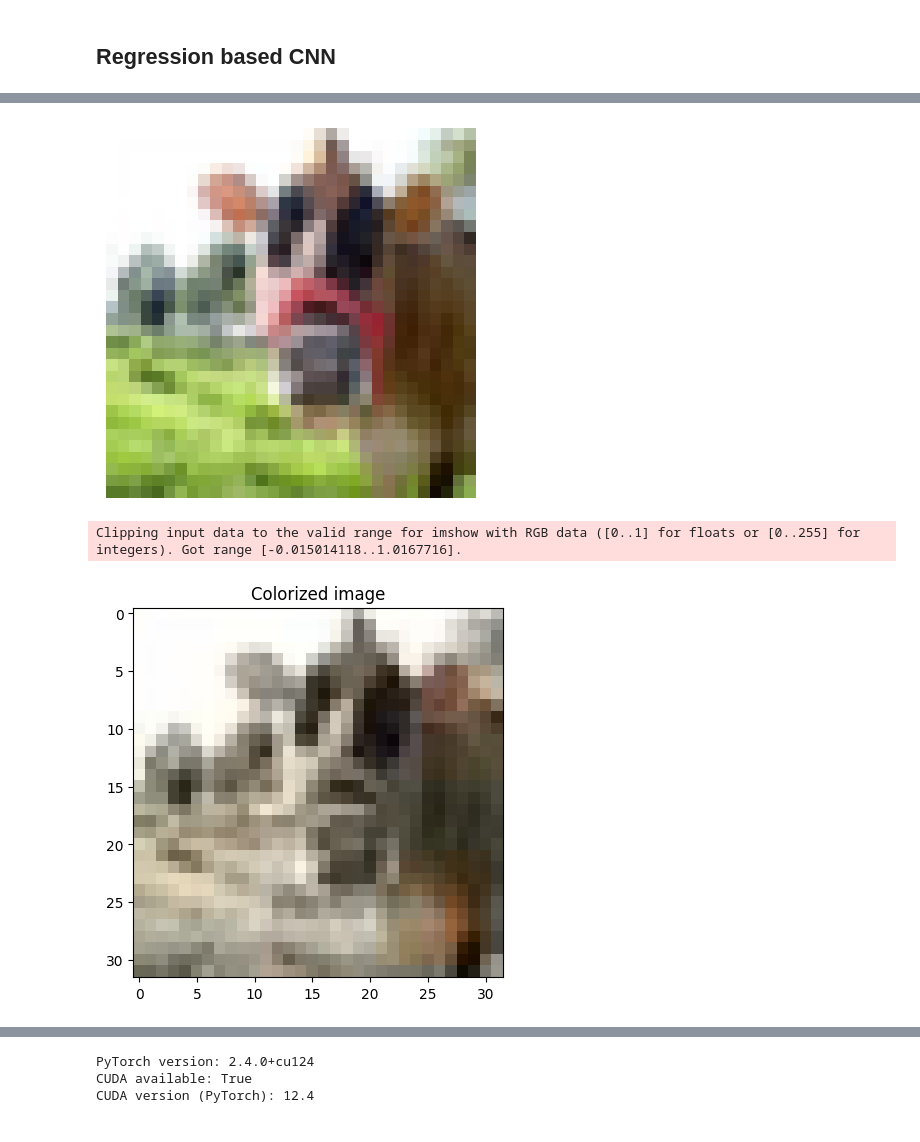
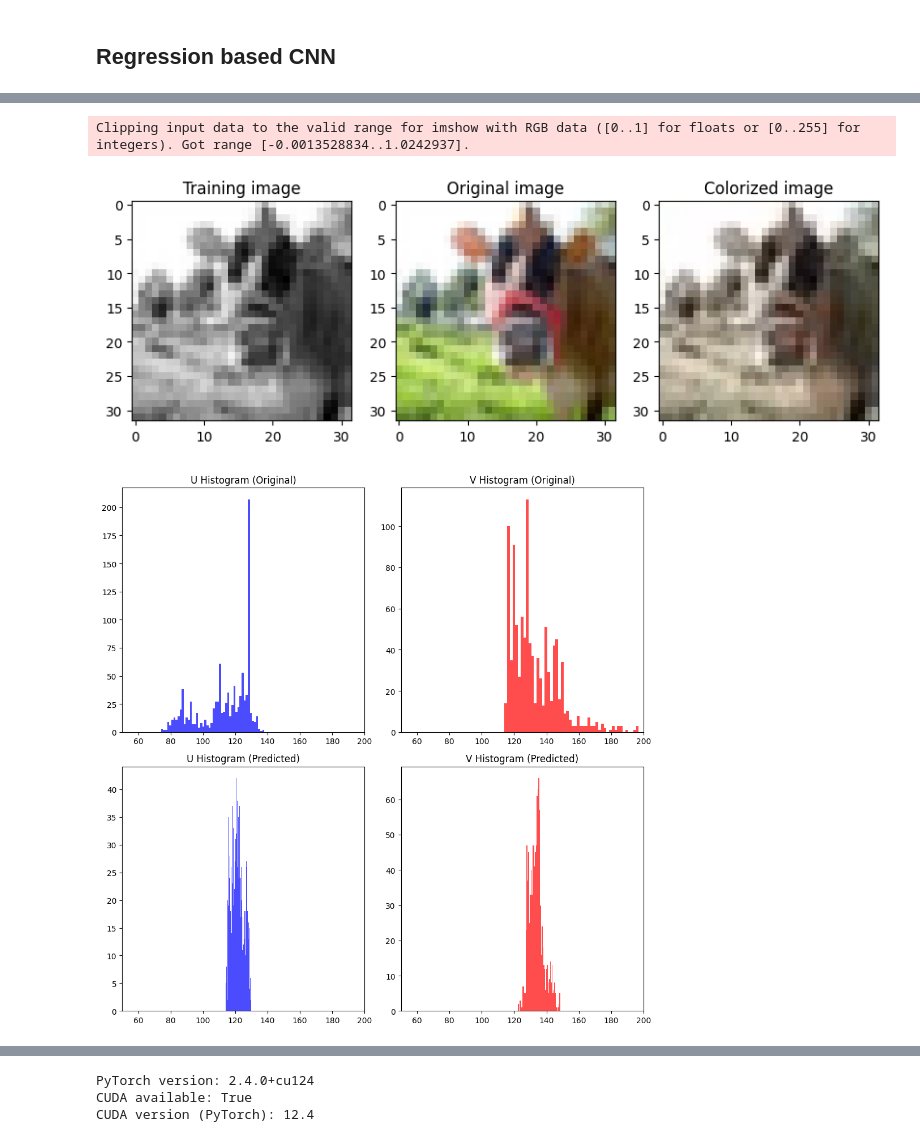
Before and after one commit to mihribanyvs/Colorization, a Jupyter notebook: first_file.ipynb, the cells around one changed output, grey strips where cells are left out. Saved outputs shown, nothing was run; the diff lists cells and outputs as text; code cells hidden in the pictures.

```diff
--- a/first_file.ipynb
+++ b/first_file.ipynb
@@ -48,7 +49,6 @@ class CustomDataset(Dataset):
         img_data = self.images_data[idx]
         img = np.array(img_data, dtype=np.uint8).reshape(3, 32, 32)  # (C, H, W) -> RGB, adatta la forma a seconda del tuo caso
 
-
         img = Image.fromarray(np.transpose(img, (1, 2, 0)))  # Cambia l'ordine (H, W, C) a (C, H, W)
 
 
@@ -59,8 +59,7 @@ class CustomDataset(Dataset):
 
 # Definisci le trasformazioni, ad esempio: ridimensionamento, normalizzazione, ecc.
 transform = transforms.Compose([
-    transforms.ToTensor(),  # Converte l'immagine in un tensor
-  #  transforms.Normalize(mean=[0.485, 0.456, 0.406], std=[0.229, 0.224, 0.225])  # Normalizzazione tipica
+    transforms.ToTensor()  # Normalizzazione tipica
 ])
 
 
@@ -467,10 +449,13 @@ Epoch [100/100], Loss: 0.0039
 # %%
 # maybe some skip connection can improve the performances
+device = torch.device("cuda" if torch.cuda.is_available() else "cpu")
+model = YUVColorizationNet().to(device)
+model.load_state_dict(torch.load("yuv_colorization_model.pth"))
 
 dataset = YUVImageDataset(filenames = filenames, images_data = images_data, transform = transform )
 
 org_dataset = CustomDataset(filenames=filenames, images_data=images_data, transform=transform)
-org_train = train_loader = DataLoader(org_dataset, batch_size=32, shuffle = False)
+org_train =  DataLoader(org_dataset, batch_size=32, shuffle = False)
 
 def colorize_image(model, y_channel):
     model.eval()
@@ -479,45 +464,86 @@ def colorize_image(model, y_channel):
     y_channel = y_channel.clone().detach().to(torch.float32).to(device)
     if y_channel.dim() == 3:
         y_channel = y_channel.unsqueeze(0)  # Add batch dim only if needed
 
     with torch.no_grad():
         uv_pred = model(y_channel).cpu().squeeze(0)  # Remove batch dim
 
     return uv_pred.numpy()
 
 
 # Let's try to visualize some outputs of the networks
-n_out = 5
+n_out = 4
 for batch in org_train:
     for i in range(n_out):
-# Load a grayscale Y channel image and predict colorization
+        # Load a grayscale Y channel image and predict colorization
         y_input = dataset[i][0].unsqueeze(0)  # Example input (1, H, W)
 
-        uv_output = colorize_image(model, y_input) # Given the Y input, the algorithm should be able of predicting the UV colors
+        uv_output = colorize_image(model, y_input)  # Given the Y input, the algorithm should be able of predicting the UV colors
+        # Convert back to RGB
 
-# Convert back to RGB
-        yuv_image = np.concatenate([y_input.numpy().squeeze(0), uv_output], axis=0)
+        yuv_image = np.concatenate([y_input[0, :, :, :], uv_output], axis=0)  # (3, H, W)
 
         yuv_image = np.transpose(yuv_image, (1, 2, 0))  # Convert to (H, W, 3) to use cv2
-        rgb_image = cv2.cvtColor(yuv_image, cv2.COLOR_YUV2RGB)
-        rgb_org = dataset[i]
-    #print(batch)
+
+        #yuv_image = yuv_image * 255
+        rgb_colorized = cv2.cvtColor(yuv_image, cv2.COLOR_YUV2RGB)
+
         image_tensor, _, _ = batch  # Estrai dati dal batch
 
-    #print(image_tensor.shape)
+        org_rgb = image_tensor[i, :, :, :]  # First batch image
+        image_yuv = rgb_to_yuv(org_rgb)
+
+        org_rgb = np.transpose(org_rgb, (1, 2, 0))
 
 
-        image_rgb = image_tensor[i, :, :, :]  # Prima immagine del batch (RGB)
+        plt.figure(figsize = (10,5))
+        plt.subplot(1, 3, 1)
+        plt.imshow(image_yuv[0], cmap = 'gray')
+        plt.title('Training image')
 
-        imshow(image_rgb)
+
+        plt.subplot(1, 3, 2)
+        plt.imshow(org_rgb)
         plt.title('Original image')
 
 
-        plt.imshow(rgb_image)
+        plt.subplot(1, 3, 3)
+        plt.imshow(rgb_colorized)
         plt.title("Colorized image")
+
+
+        # ----------------- Hystogram plots ------------------------
+
+        plt.figure(figsize = (10, 10))
+        plt.subplot(2, 2, 1)
+        plt.hist(image_yuv[1].flatten(), bins = 50, color = 'blue', alpha = 0.7)
+        plt.xlim(50, 200)
+        plt.title("U Histogram (Original)")
+
+
+        plt.subplot(2, 2, 2)
+        plt.hist(image_yuv[2].flatten(), bins=50, color='red', alpha=0.7)
+        plt.xlim(50, 200)
+        plt.title("V Histogram (Original)")
+
+        plt.subplot(2, 2, 3)
+        plt.hist(yuv_image[:, :, 1].flatten() * 255, bins=50, color='blue', alpha=0.7)
+        plt.xlim(50, 200)
+        plt.title("U Histogram (Predicted)")
+
+        plt.subplot(2, 2, 4)
+        plt.hist(yuv_image[:, :, 2].flatten() * 255, bins=50, color='red', alpha=0.7)
+        plt.xlim(50, 200)
+        plt.title("V Histogram (Predicted)")
+
+        plt.tight_layout()
         plt.show()
+
+
+
+
     break
 # %% [output]
+Clipping input data to the valid range for imshow with RGB data ([0..1] for floats or [0..255] for integers). Got range [-0.0013528834..1.0242937].
-[figure, old version]
+[figure, new version]
-Clipping input data to the valid range for imshow with RGB data ([0..1] for floats or [0..255] for integers). Got range [-0.015014118..1.0167716].
-[figure, old version]
+[figure, new version]
```
Also changed, not shown: parts of 19 cells of this notebook.
